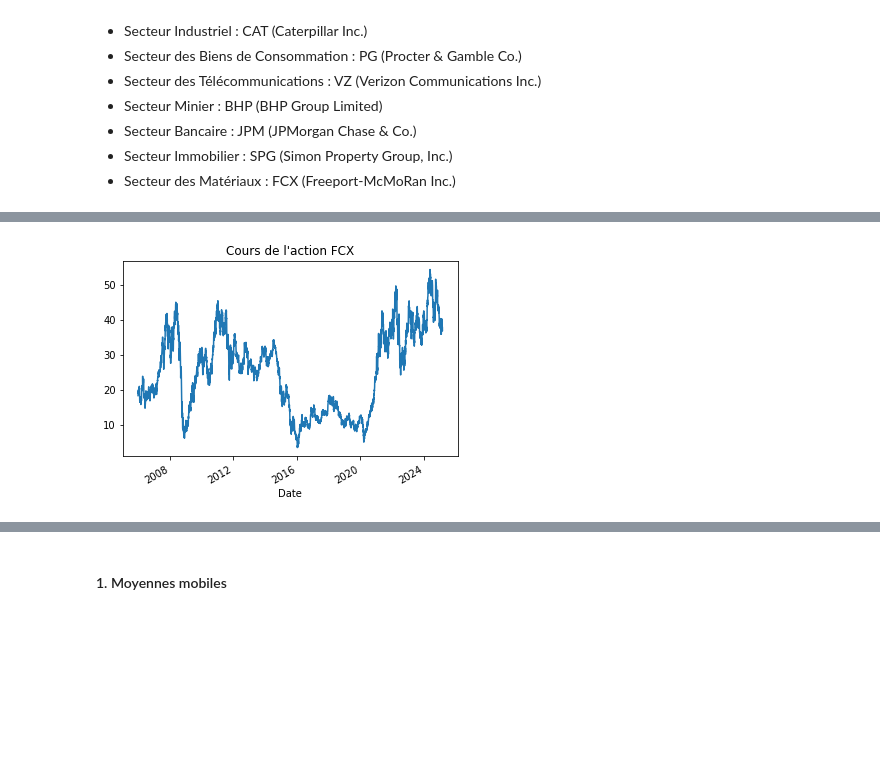
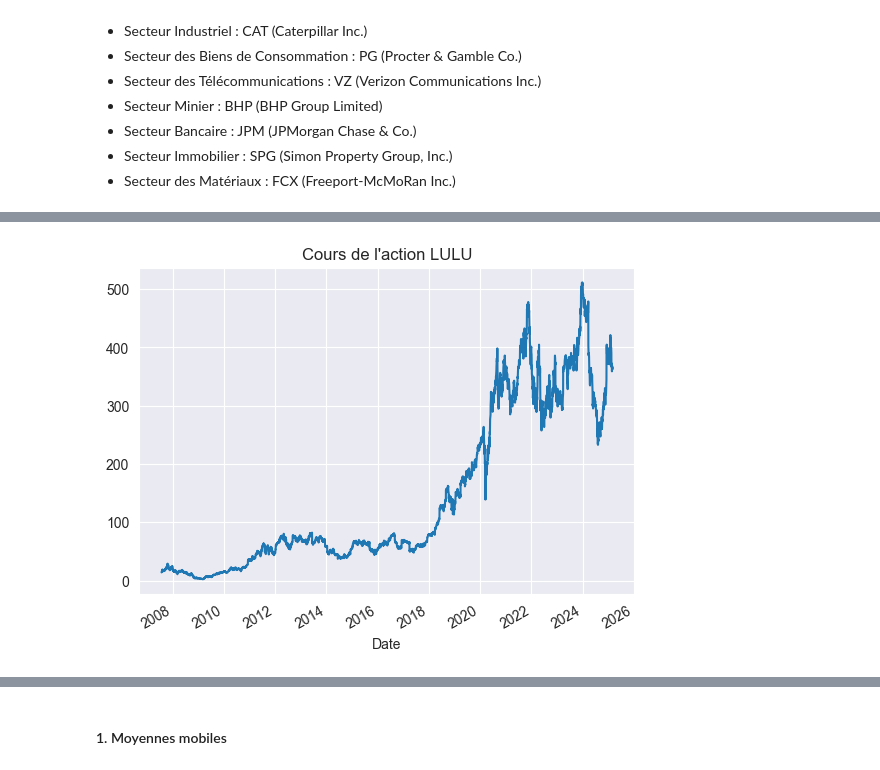
Before and after one commit to ethantrentin/Markets-Physic, a Jupyter notebook: TP2.ipynb, the cells around one changed output, grey strips where cells are left out. Cells and saved outputs as stored; diff of their text form; code cells hidden in the pictures; blank space fills up the shorter version.

```diff
--- a/TP2.ipynb
+++ b/TP2.ipynb
@@ -26,7 +26,8 @@ from tqdm import tqdm
 # %%
 # On créé un dataframe poiur stocker les données
 df = pd.DataFrame()
-tickers = ["AAPL", "XOM", "JNJ", "CAT", "PG", "VZ", "BHP", "JPM","SPG", "FCX"]
+tickers = ["AAPL", "XOM", "JNJ", "CAT", "PG", "VZ", "BHP", "JPM","SPG",
+           "FCX",'LULU']
 for ticker in tickers:
     df[ticker] = yf.download(ticker, start="2006-01-01", end="2025-03-01")["Close"]
 df
@@ -58,10 +60,10 @@ df
 # %%
-t = "FCX"
+t = "LULU"
 df[t].plot()
 plt.title(f"Cours de l'action {t}")
 plt.show()
 # %% [output]
-[figure, old version]
+[figure, new version]
 # %%
 # On calcule les log-rendements pour chacun des stocks
 for ticker in tickers:
```
Also changed, not shown: parts of 23 cells of this notebook.
